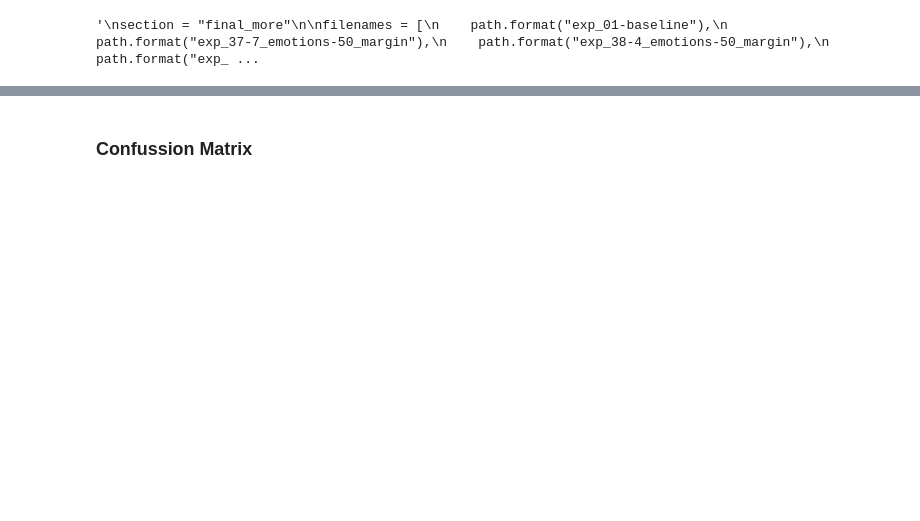
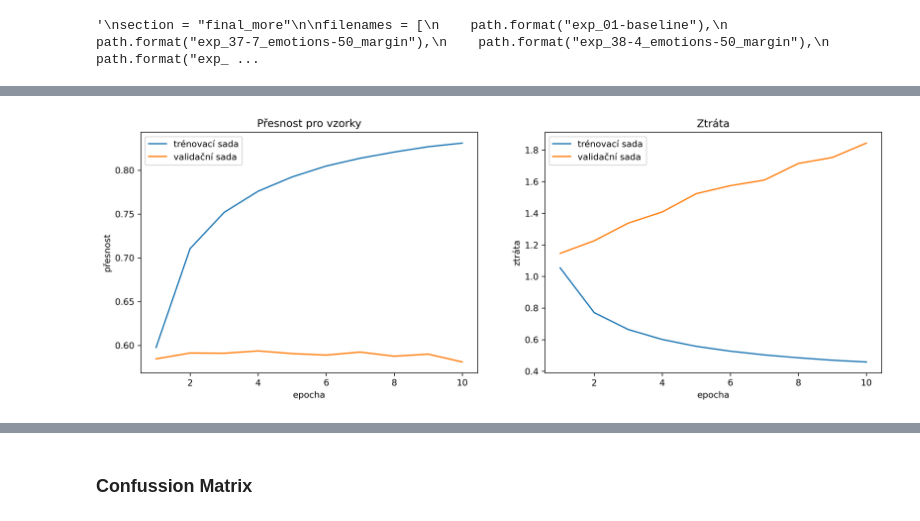
Before and after one commit to tomaspetricek/speech-emotion-recognition, a Jupyter notebook: Bachelor_thesis/graph_preparation.ipynb, the cells around one changed output, grey strips where cells are left out. Saved outputs shown, nothing was run; the diff lists cells and outputs as text; code cells hidden in the pictures; blank space fills up the shorter version.

```diff
--- a/Bachelor_thesis/graph_preparation.ipynb
+++ b/Bachelor_thesis/graph_preparation.ipynb
@@ -188,2 +193,5 @@ test_losses = {}
+# %%
+frame_acc = {}
+losses = {}
 # %%
 len(experiments)
@@ -190,13 +200,10 @@ len(experiments)
 # %%
 for name, exp in zip(names, experiments):
-    train_frame_acc[name] = list(exp['frame acc trénovací sada'])
-    train_losses[name] = list(exp['losses trénovací sada'])
+    frame_acc["trénovací sada"] = list(exp['frame acc trénovací sada'])
+    losses["trénovací sada"] = list(exp['losses trénovací sada'])
 
-    val_frame_acc[name] = list(exp['frame acc validační sada'])
-    val_losses[name] = list(exp['losses validační sada'])
-
-    test_frame_acc[name] = list(exp['frame acc testovací sada'])
-    test_losses[name] = list(exp['losses testovací sada'])
+    frame_acc["validační sada"] = list(exp['frame acc validační sada'])
+    losses["validační sada"] = list(exp['losses validační sada'])
 # %%
 # name = '2 vrstvy'
 # print("val loss ", val_losses[name][-1])
@@ -208,55 +213,43 @@ val_losses.keys()
 # %%
 empty = "#"
 titles = [
-    "Trénovací přesnost pro vzorky",
-    "Trénovací ztráta",
-    "Validační přesnost pro vzorky",
-    "Validační ztráta",
-    "Testovací přesnost pro vzorky",
-    "Testovací ztráta",
+    "Přesnost pro vzorky",
+    "Ztráta",
 ]
 
 y_labels = [
     "přesnost",
     "ztráta",
-    "přesnost",
-    "ztráta",
-    "přesnost",
-    "ztráta",
 ]
 
 items = [
-    train_frame_acc,
-    train_losses,
-    val_frame_acc,
-    val_losses,
-    test_frame_acc,
-    test_losses,
+    frame_acc,
+    losses,
 ]
 
-n_rows = 3
+n_rows = 1
 n_cols = 2
 dpi = 300
 final_fig , axes = plt.subplots(n_rows, n_cols, dpi=dpi)
-final_fig.set_figheight(15)
+final_fig.set_figheight(5)
 final_fig.set_figwidth(15)
 
 for row in range(n_rows):
     for col in range(n_cols):
-        ax = axes[row][col]
+        ax = axes[col]
 
         index = row * n_cols + col
         title = titles[index]
 
         if title == empty:
             final_fig.delaxes(axes[row][col])
             continue
 
         item = items[index]
-
         y_label = y_labels[index]
-
         plot(ax, item, title, y_label, "epocha")
+# %% [output]
+[figure, added]
 # %%
 dirname = "/Users/tomaspetricek/TUL/TUL_2020:21/BP/Speech_Emotion_Recognition/Attachments/"
 title = "training_course-{}".format(section)
```
Also changed, not shown: parts of 8 cells of this notebook, 4 other files.
